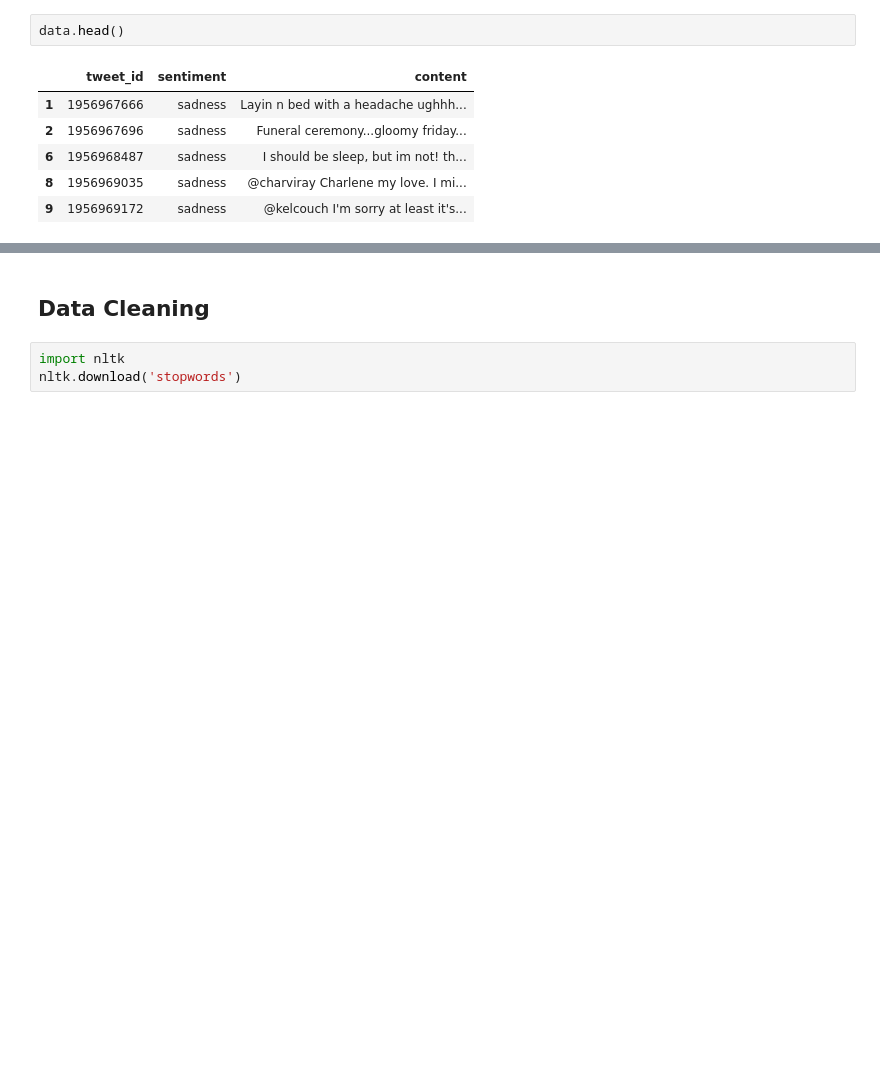
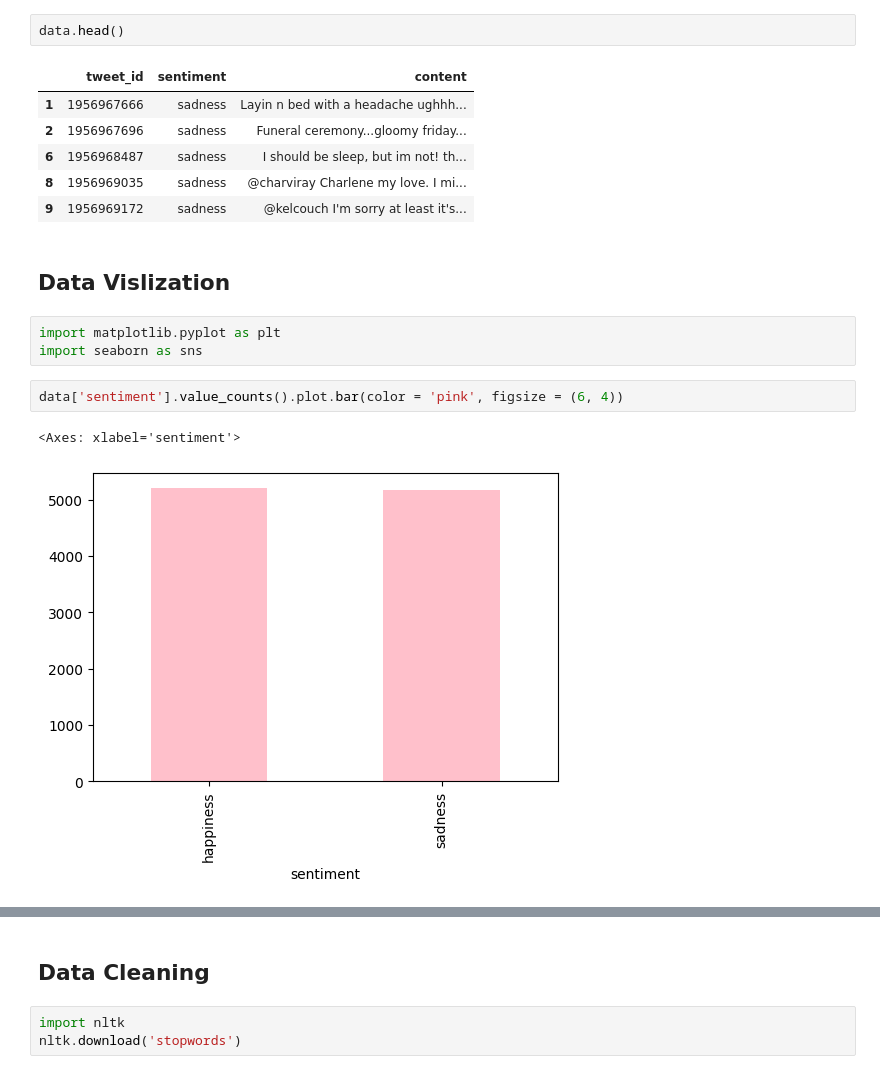
Before and after one commit to dr-mushtaq/Projects, a Jupyter notebook: Emotion_Detection_in_Text.ipynb, the cells around one changed output, grey strips where cells are left out. Cells and saved outputs as stored; diff of their text form; blank space fills up the shorter version.

```diff
--- a/Emotion_Detection_in_Text.ipynb
+++ b/Emotion_Detection_in_Text.ipynb
@@ -75,3 +75,13 @@ data.head()
 | 6 | 1956968487 | sadness | I should be sleep, but im not! th... |
 | 8 | 1956969035 | sadness | @charviray Charlene my love. I mi... |
 | 9 | 1956969172 | sadness | @kelcouch I'm sorry at least it's... |
+# %% [markdown]
+## **Data Vislization**
+# %%
+import matplotlib.pyplot as plt
+import seaborn as sns
+# %%
+data['sentiment'].value_counts().plot.bar(color = 'pink', figsize = (6, 4))
+# %% [output]
+<Axes: xlabel='sentiment'>
+[figure, added]
```
Also changed, not shown: parts of 2 cells of this notebook.
